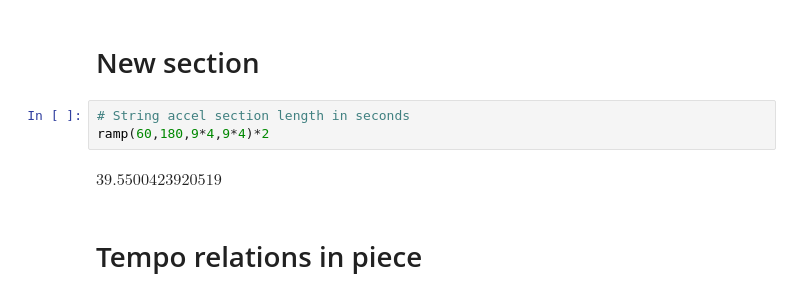
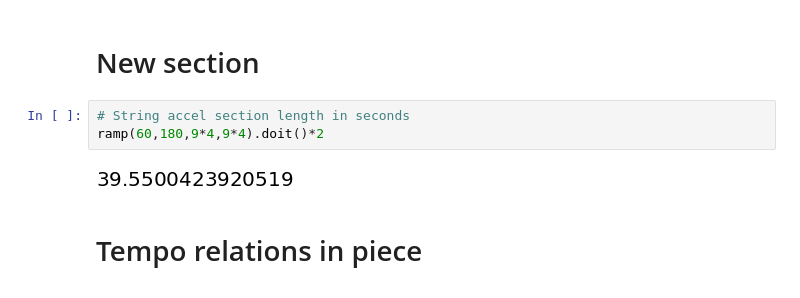
Before and after one commit to SG60/2021-multi-group-piece, a Jupyter notebook: Tempos.ipynb, the cells around one changed output. Cells and saved outputs as stored; diff of their text form.

```diff
--- a/Tempos.ipynb
+++ b/Tempos.ipynb
@@ -198,8 +198,8 @@ $\displaystyle 15.0293$
 # New section
 # %%
 # String accel section length in seconds
-ramp(60,180,9*4,9*4)*2
+ramp(60,180,9*4,9*4).doit()*2
 # %% [output]
-$\displaystyle 39.5500423920519$
+[figure, added]
 # %% [markdown]
 # Tempo relations in piece
```
Also changed, not shown: parts of 18 cells of this notebook.
